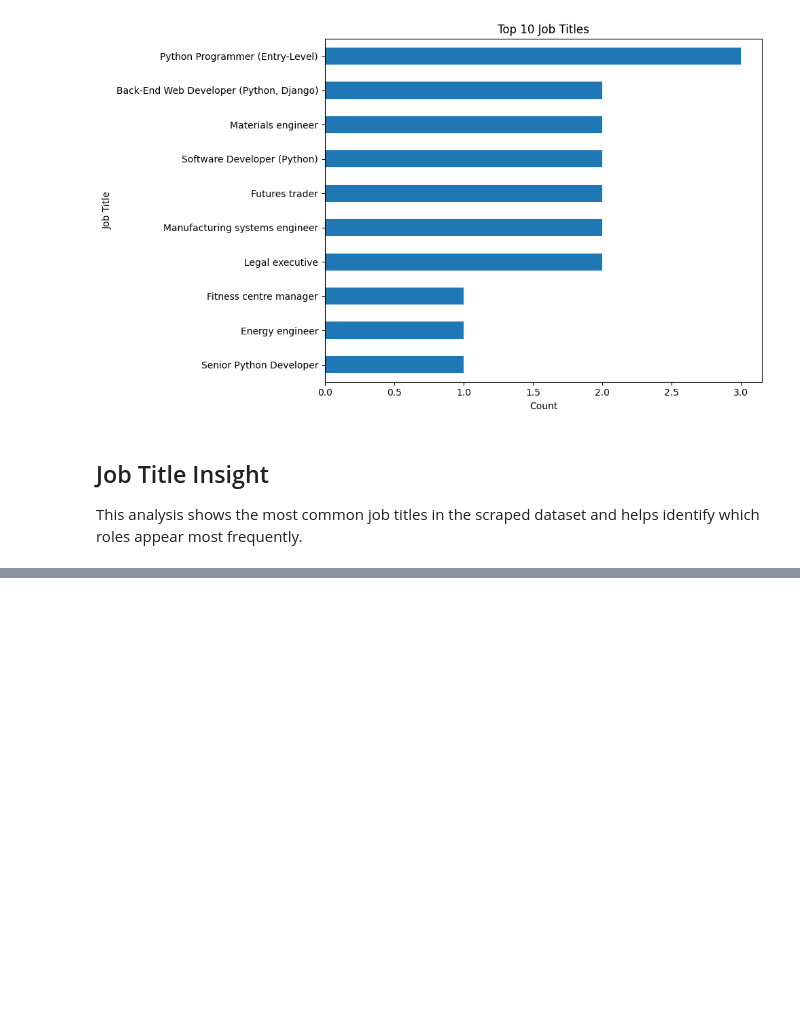
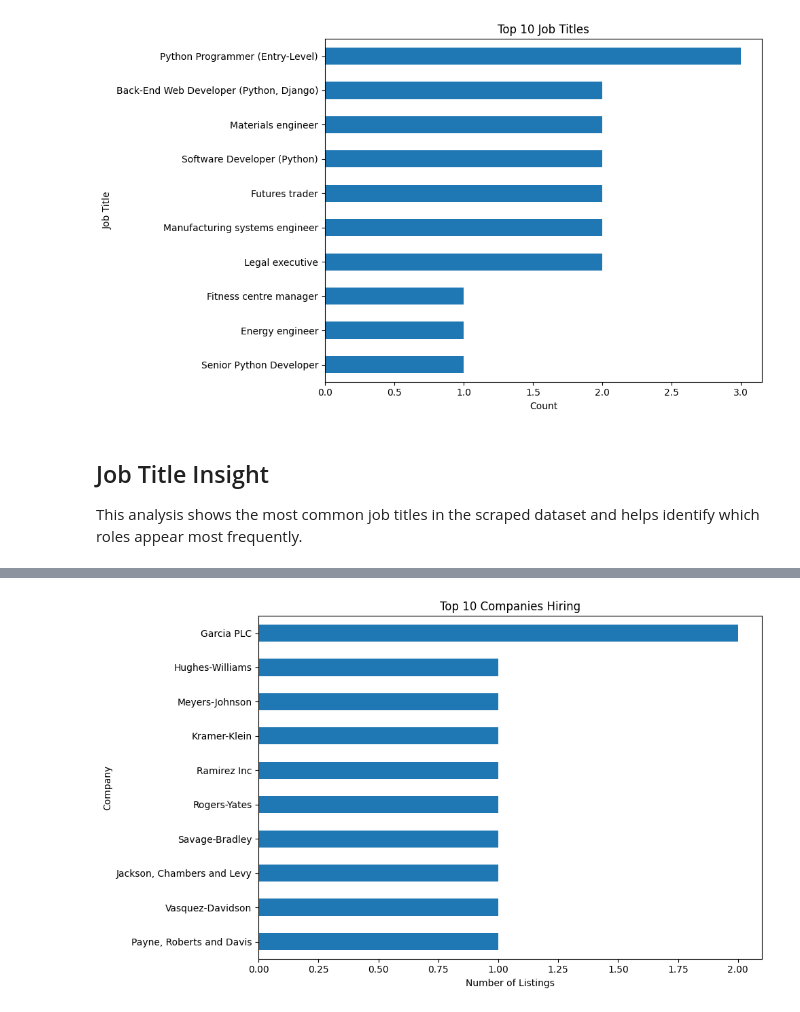
Before and after one commit to StojkoskiT/data-science-portfolio, a Jupyter notebook: projects/web_scraping_analysis/notebooks/web_scraping_analysis.ipynb, the cells around one changed output, grey strips where cells are left out. Drawn from its saved outputs; the diff is of its cells as text; code cells hidden in the pictures; blank space fills up the shorter version.

Commit message:
Add company-level analysis for scraped job data

```diff
--- a/projects/web_scraping_analysis/notebooks/web_scraping_analysis.ipynb
+++ b/projects/web_scraping_analysis/notebooks/web_scraping_analysis.ipynb
@@ -56,0 +59,3 @@ This analysis shows the most common job titles in the scraped dataset and helps
+# %%
+top_companies = df["company"].value_counts().head(10)
+top_companies
@@ -56,0 +75,10 @@ This analysis shows the most common job titles in the scraped dataset and helps
+# %%
+plt.figure(figsize=(10, 6))
+top_companies.sort_values().plot(kind="barh")
+plt.title("Top 10 Companies Hiring")
+plt.xlabel("Number of Listings")
+plt.ylabel("Company")
+plt.tight_layout()
+plt.show()
+# %% [output]
+[figure, added]
```
Also changed, not shown: parts of 3 cells of this notebook.
